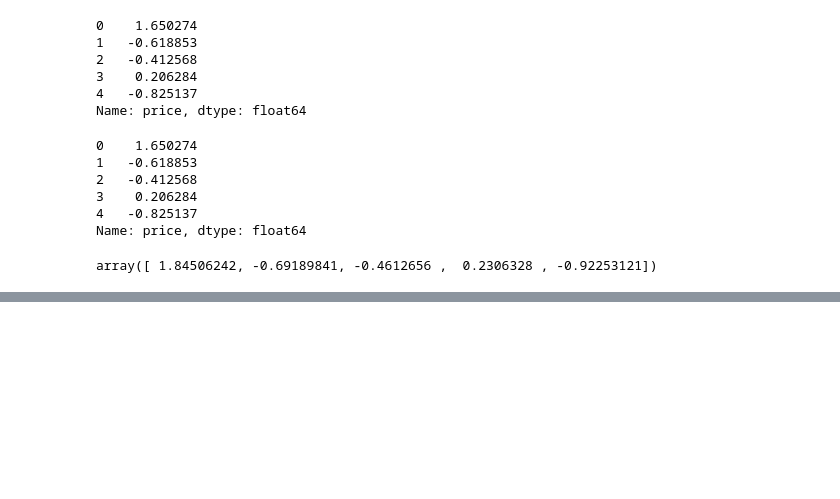
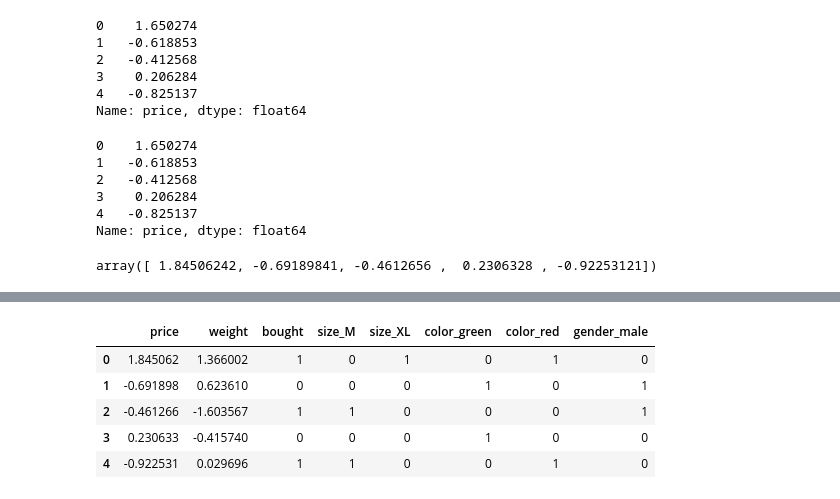
Before and after one commit to PrzemyslawJozefLawniczak/machine-learning-bootcamp, a Jupyter notebook: 01_preprocessing.ipynb, the cells around one changed output, grey strips where cells are left out. Saved outputs shown, nothing was run; the diff lists cells and outputs as text; code cells hidden in the pictures; blank space fills up the shorter version.

```diff
--- a/01_preprocessing.ipynb
+++ b/01_preprocessing.ipynb
@@ -290,0 +323,3 @@ array([ 1.84506242, -0.69189841, -0.4612656 ,  0.2306328 , -0.92253121])
+# %%
+df = df_raw.copy()
+df
@@ -290,0 +333,14 @@ array([ 1.84506242, -0.69189841, -0.4612656 ,  0.2306328 , -0.92253121])
+# %%
+le = LabelEncoder()
+df['bought'] = le.fit_transform(df['bought'])
+scaler = StandardScaler()
+df[['price','weight']] = scaler.fit_transform(df[['price','weight']])
+df = pd.get_dummies(data=df,drop_first=True)
+df
+# %% [output]
+|  | price | weight | bought | size_M | size_XL | color_green | color_red | gender_male |
+| 0 | 1.845062 | 1.366002 | 1 | 0 | 1 | 0 | 1 | 0 |
+| 1 | -0.691898 | 0.623610 | 0 | 0 | 0 | 1 | 0 | 1 |
+| 2 | -0.461266 | -1.603567 | 1 | 1 | 0 | 0 | 0 | 1 |
+| 3 | 0.230633 | -0.415740 | 0 | 0 | 0 | 1 | 0 | 0 |
+| 4 | -0.922531 | 0.029696 | 1 | 1 | 0 | 0 | 1 | 0 |
```
Also changed, not shown: parts of 5 cells of this notebook.
